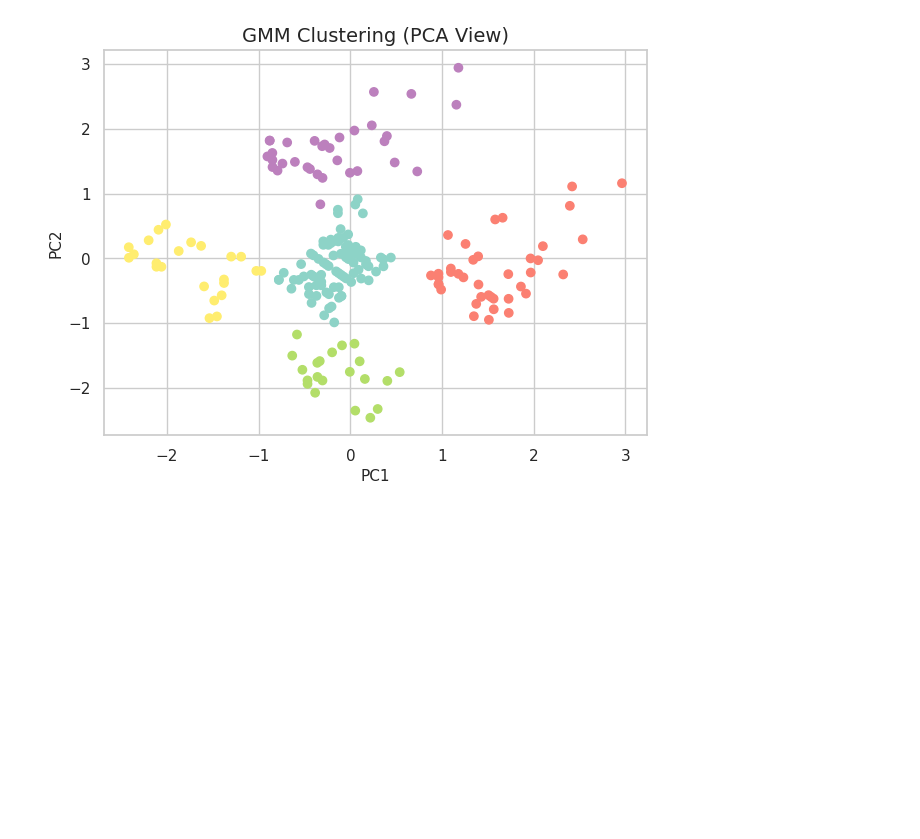
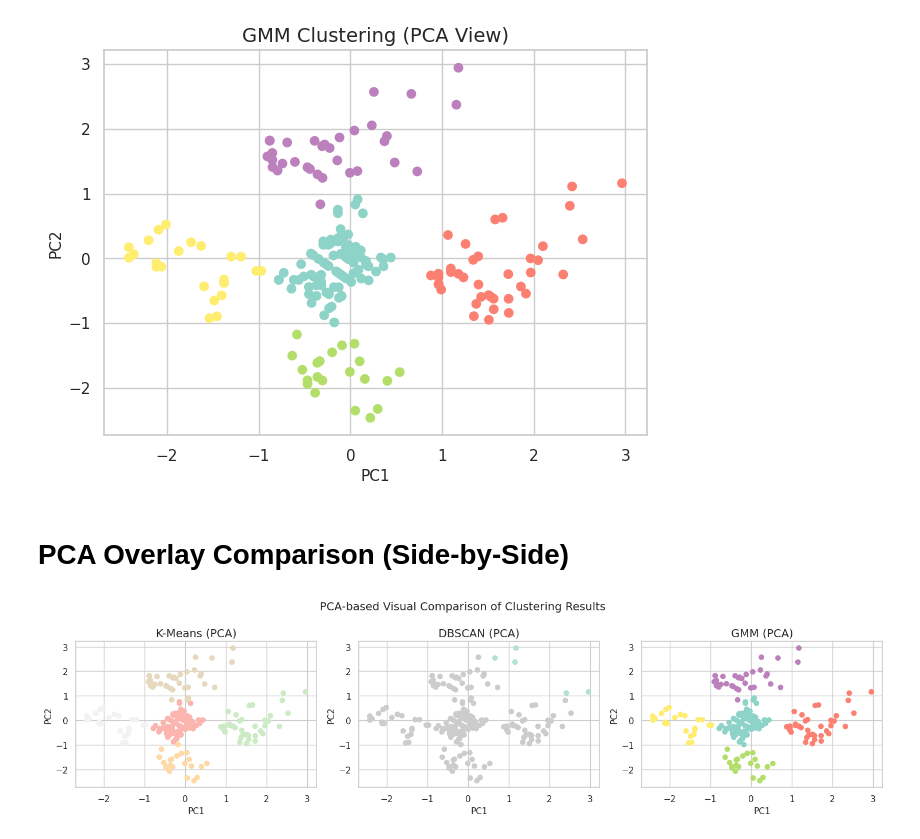
Before and after one commit to Cherryberry112/CSE475_Machine_Learning-, a Jupyter notebook: Lab/Lab02_Clustering.ipynb, the cells around one changed output. Saved outputs shown, nothing was run; the diff lists cells and outputs as text; code cells hidden in the pictures; blank space fills up the shorter version.

Commit message:
comparing all the results

```diff
--- a/Lab/Lab02_Clustering.ipynb
+++ b/Lab/Lab02_Clustering.ipynb
@@ -231,3 +231,26 @@ plt.show()
 Optimal GMM Components: 5
 GMM Silhouette Score: 0.5536892843811245
 [figure]
+# %% [markdown]
+# PCA Overlay Comparison (Side-by-Side)
+# %%
+fig, axes = plt.subplots(1, 3, figsize=(15,4))
+
+axes[0].scatter(pca_df.PC1, pca_df.PC2, c=k_labels, cmap='Pastel1')
+axes[0].set_title('K-Means (PCA)')
+
+axes[1].scatter(pca_df.PC1, pca_df.PC2, c=d_labels, cmap='Pastel2')
+axes[1].set_title('DBSCAN (PCA)')
+
+axes[2].scatter(pca_df.PC1, pca_df.PC2, c=g_labels, cmap='Set3')
+axes[2].set_title('GMM (PCA)')
+
+for ax in axes:
+    ax.set_xlabel('PC1')
+    ax.set_ylabel('PC2')
+
+plt.suptitle('PCA-based Visual Comparison of Clustering Results', fontsize=14)
+plt.tight_layout()
+plt.show()
+# %% [output]
+[figure, added]
```
Also changed, not shown: parts of 13 cells of this notebook.
